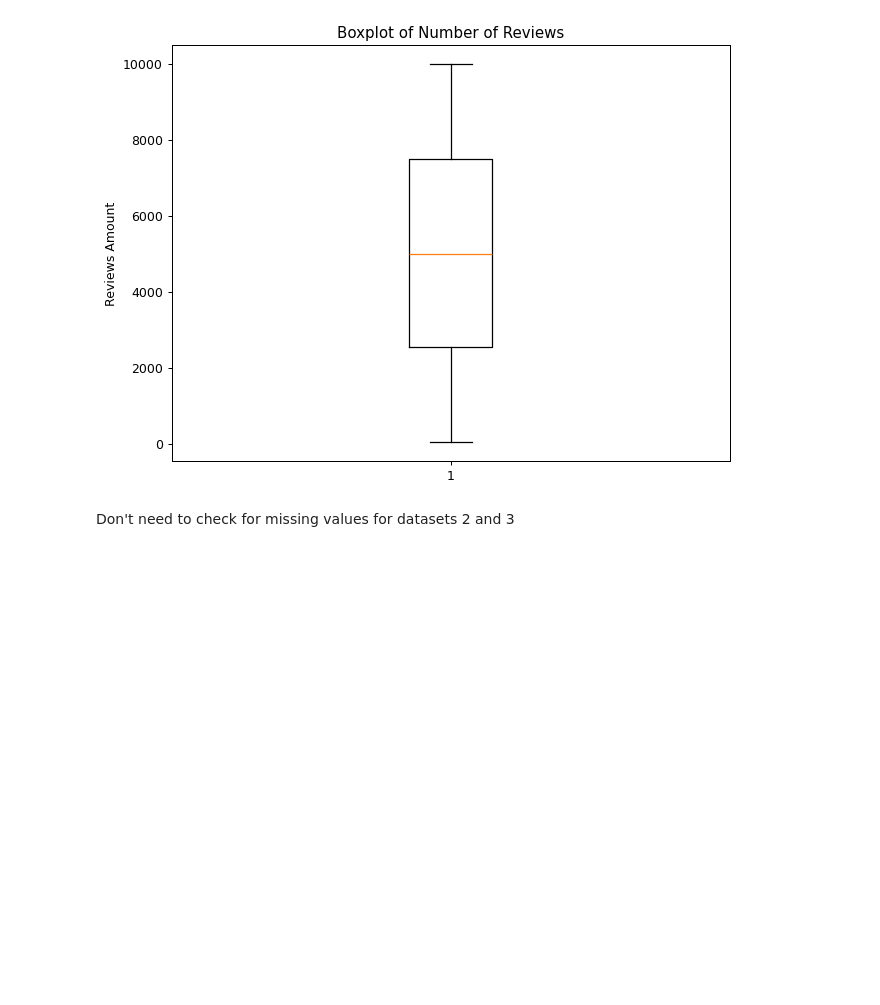
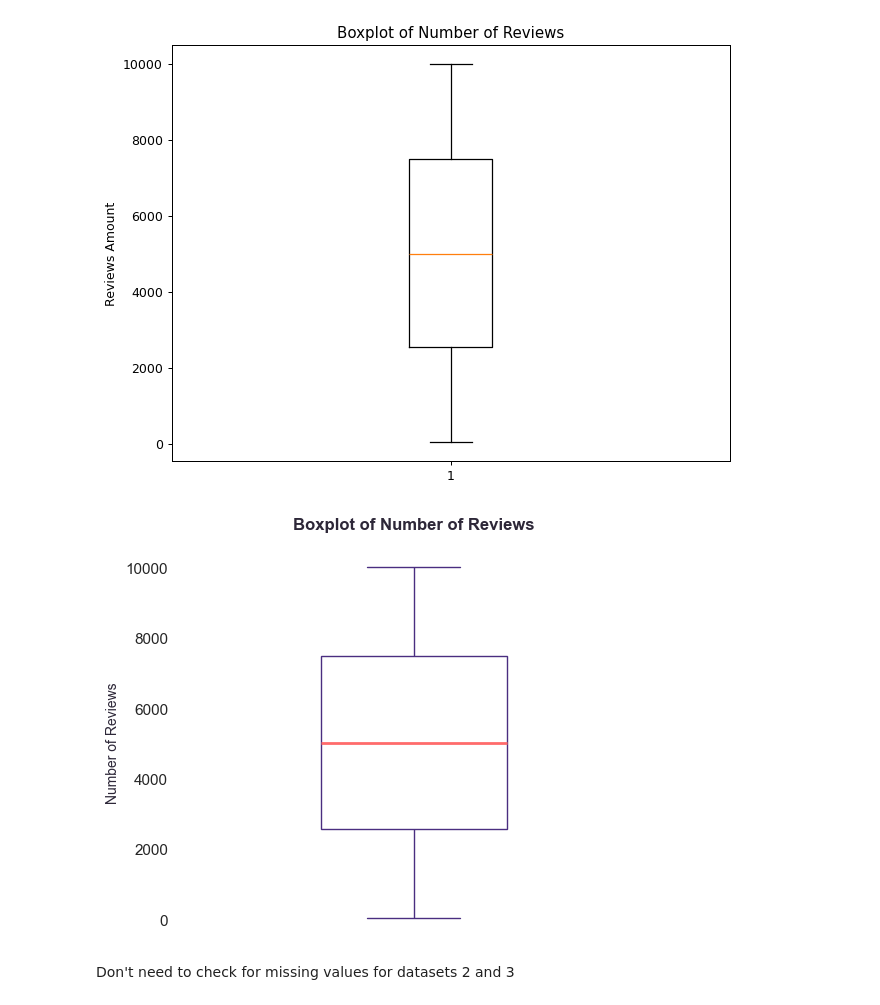
Before and after one commit to caitlinmag/DAV_CA1, a Jupyter notebook: GlobalEthicalBeautyIndex/Imputation_of_missing_data.ipynb, the cells around one changed output. Saved outputs shown, nothing was run; the diff lists cells and outputs as text; code cells hidden in the pictures; blank space fills up the shorter version.

```diff
--- a/GlobalEthicalBeautyIndex/Imputation_of_missing_data.ipynb
+++ b/GlobalEthicalBeautyIndex/Imputation_of_missing_data.ipynb
@@ -132,6 +208,30 @@ plt.ylabel("Reviews Amount")
 plt.show()
 # %% [output]
 [figure]
+# %%
+plt.figure(figsize=(6, 5))
+sns.set_theme(style="white")
+
+sns.boxplot(
+    y='Number_of_Reviews',
+    data=beauty_products_data,
+    color='white',
+    width=0.4,
+    fliersize=5,
+    boxprops=dict(edgecolor='#4A2E80'),
+    whiskerprops=dict(color='#4A2E80'),
+    capprops=dict(color='#4A2E80'),
+    medianprops=dict(color='#FF6B6B', linewidth=2)
+)
+
+plt.title('Boxplot of Number of Reviews', pad=15, fontsize=12, weight='bold', color='#2D2738')
+plt.ylabel('Number of Reviews', fontsize=10, color='#2D2738')
+sns.despine(left=True, bottom=True)
+
+plt.savefig('price_boxplot.png', dpi=300, bbox_inches='tight')
+plt.show()
+# %% [output]
+[figure, added]
 # %% [markdown]
 Don't need to check for missing values for datasets 2 and 3
 # %%
```
Also changed, not shown: parts of 9 cells of this notebook, 7 other files.
